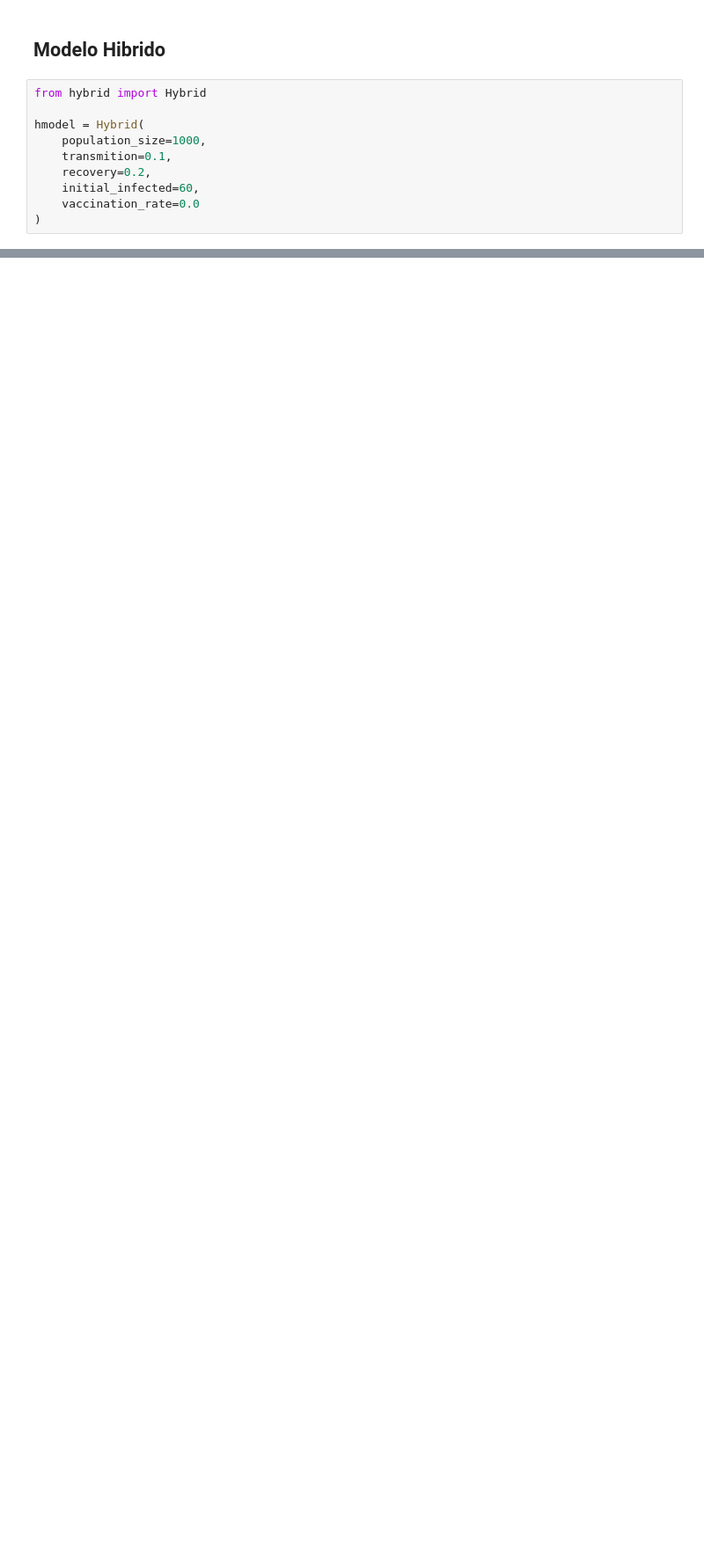
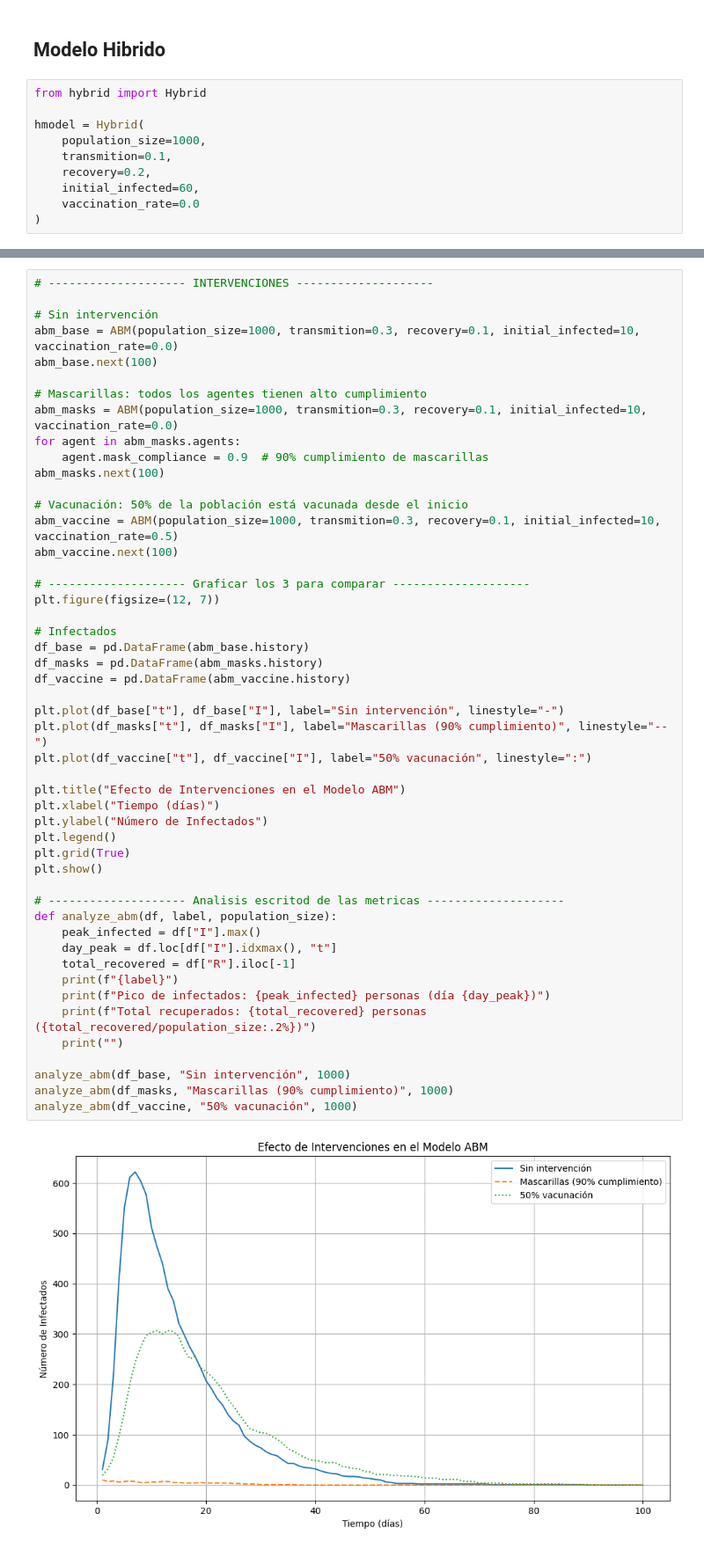
Before and after one commit to Sofiamishel2003/Hoja-de-Trabajo-1, a Jupyter notebook: notebook.ipynb, the cells around one changed output, grey strips where cells are left out. Shown: that part at 88% size. Saved outputs shown, nothing was run; the diff lists cells and outputs as text; blank space fills up the shorter version.

```diff
--- a/notebook.ipynb
+++ b/notebook.ipynb
@@ -134,0 +180,51 @@ hmodel.plot()
+# %%
+# -------------------- INTERVENCIONES --------------------
+
+# Sin intervención
+abm_base = ABM(population_size=1000, transmition=0.3, recovery=0.1, initial_infected=10, vaccination_rate=0.0)
+abm_base.next(100)
+
+# Mascarillas: todos los agentes tienen alto cumplimiento
+abm_masks = ABM(population_size=1000, transmition=0.3, recovery=0.1, initial_infected=10, vaccination_rate=0.0)
+for agent in abm_masks.agents:
+    agent.mask_compliance = 0.9  # 90% cumplimiento de mascarillas
+abm_masks.next(100)
+
+# Vacunación: 50% de la población está vacunada desde el inicio
+abm_vaccine = ABM(population_size=1000, transmition=0.3, recovery=0.1, initial_infected=10, vaccination_rate=0.5)
+abm_vaccine.next(100)
+
+# -------------------- Graficar los 3 para comparar --------------------
+plt.figure(figsize=(12, 7))
+
+# Infectados
+df_base = pd.DataFrame(abm_base.history)
+df_masks = pd.DataFrame(abm_masks.history)
+df_vaccine = pd.DataFrame(abm_vaccine.history)
+
+plt.plot(df_base["t"], df_base["I"], label="Sin intervención", linestyle="-")
+plt.plot(df_masks["t"], df_masks["I"], label="Mascarillas (90% cumplimiento)", linestyle="--")
+plt.plot(df_vaccine["t"], df_vaccine["I"], label="50% vacunación", linestyle=":")
+
+plt.title("Efecto de Intervenciones en el Modelo ABM")
+plt.xlabel("Tiempo (días)")
+plt.ylabel("Número de Infectados")
+plt.legend()
+plt.grid(True)
+plt.show()
+
+# -------------------- Analisis escritod de las metricas --------------------
+def analyze_abm(df, label, population_size):
+    peak_infected = df["I"].max()
+    day_peak = df.loc[df["I"].idxmax(), "t"]
+    total_recovered = df["R"].iloc[-1]
+    print(f"{label}")
+    print(f"Pico de infectados: {peak_infected} personas (día {day_peak})")
+    print(f"Total recuperados: {total_recovered} personas ({total_recovered/population_size:.2%})")
+    print("")
+
+analyze_abm(df_base, "Sin intervención", 1000)
+analyze_abm(df_masks, "Mascarillas (90% cumplimiento)", 1000)
+analyze_abm(df_vaccine, "50% vacunación", 1000)
+# %% [output]
+[figure, added]
```
Also changed, not shown: parts of 9 cells of this notebook.
